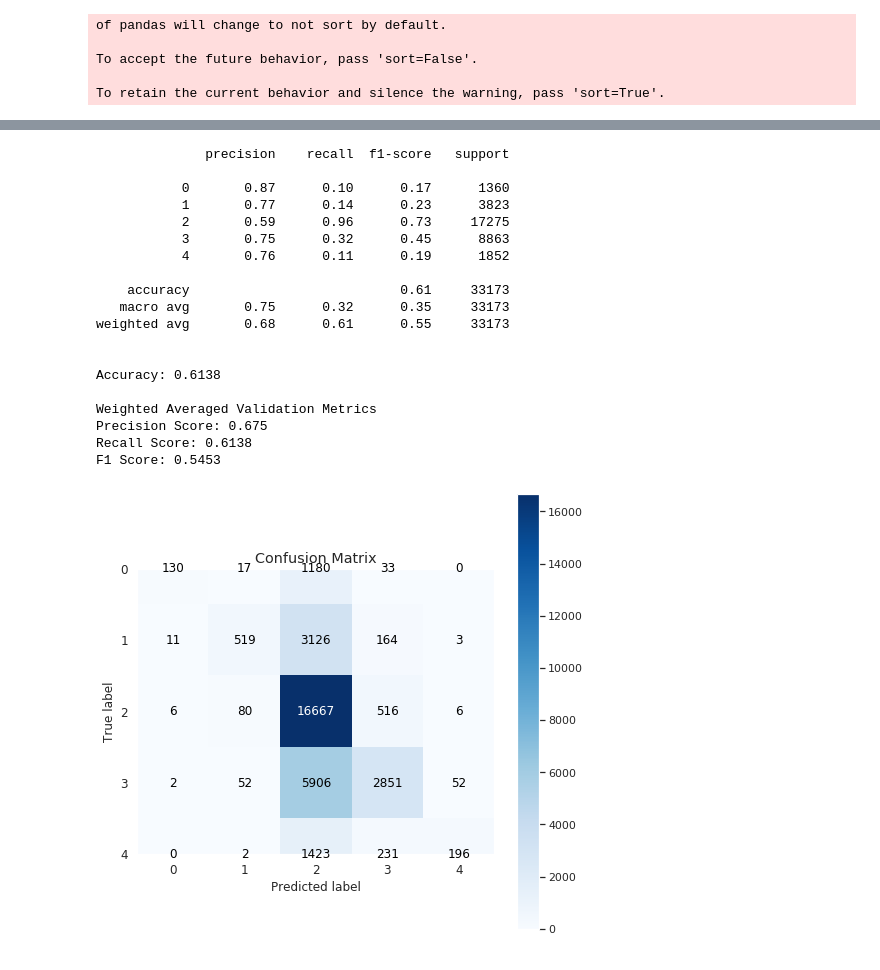
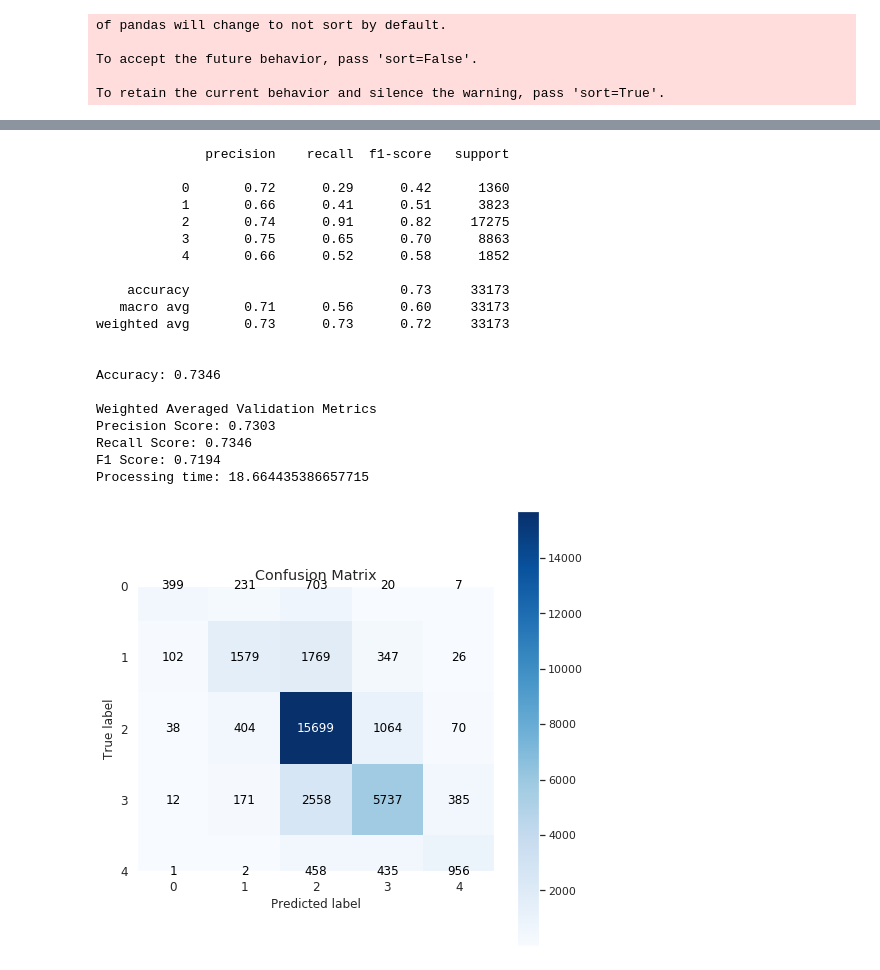
Before and after one commit to Bllizzard/Sentiment_Analysis, a Jupyter notebook: step4_NLP.ipynb, the cells around one changed output, grey strips where cells are left out. Saved outputs shown, nothing was run; the diff lists cells and outputs as text; code cells hidden in the pictures.

```diff
--- a/step4_NLP.ipynb
+++ b/step4_NLP.ipynb
@@ -460,7 +445,7 @@ sentiments = np.array(df2['sentiment'])
 from sklearn.model_selection import train_test_split
 phrase_train, phrase_test, sentiments_train, sentiments_test = train_test_split(phrase, sentiments, test_size=0.2, random_state=4)
 # %%
-performace_metrics = pd.DataFrame(columns=['accuracy','precision','recall','F1_score'],
+performace_metrics = pd.DataFrame(columns=['accuracy','F1_score','training-time'],
                                   index=['logisticRegression_Unigram','logisticRegression_Bigram','logisticRegression_Trigram',
                                          'RandomForest_Unigram','RandomForest_Bigram','RandomForest_Trigram',
                                          'LinearSVC_Unigram','LinearSVC_Bigram','LinearSVC_Trigram'])
@@ -468,18 +453,19 @@ performace_metrics = pd.DataFrame(columns=['accuracy','precision','recall','F1_s
 #3.2 Implementation of TF-IDF on N-grams
 # %%
 from sklearn.feature_extraction.text import TfidfVectorizer
+# apply stop_words, select 10% of the top features
 
 #<1> build TF-IDF features on unigram
-tv1 = TfidfVectorizer(min_df=0.0, max_df=1.0, ngram_range=(1,1),
-                     sublinear_tf=True)
+tv1 = TfidfVectorizer(ngram_range=(1,1),sublinear_tf=True, max_df=0.5, stop_words='english')
 tv1_train_features = tv1.fit_transform(phrase_train)
+tv1_test_features = tv1.transform(phrase_test)
 
 #<2> build TF-IDF features on bigram
-tv2 = TfidfVectorizer(min_df=0.0, max_df=1.0, ngram_range=(2,2),
-                     sublinear_tf=True)
+tv2 = TfidfVectorizer(ngram_range=(1,2),sublinear_tf=True, max_df=0.5, stop_words='english')
 tv2_train_features = tv2.fit_transform(phrase_train)
+tv2_test_features = tv2.transform(phrase_test)
 
 #<3> build TF-IDF features on trigram
-tv3 = TfidfVectorizer(min_df=0.0, max_df=1.0, ngram_range=(3,3),
-                     sublinear_tf=True)
+tv3 = TfidfVectorizer(ngram_range=(1,3),sublinear_tf=True, max_df=0.5, stop_words='english')
 tv3_train_features = tv3.fit_transform(phrase_train)
+tv3_test_features = tv3.transform(phrase_test)
@@ -507,9 +487,11 @@ from sklearn.metrics import accuracy_score
 from sklearn.metrics import precision_score
 from sklearn.metrics import recall_score
 from sklearn.metrics import f1_score
+import time
 
 # <1> Unigram LogisticRegression
 
+start_time = time.time()
 lr = LogisticRegression(multi_class = 'ovr', solver = 'sag', random_state=1)
 lr.fit(tv1_train_features,sentiments_train)
 predictions = lr.predict(tv1_test_features)
@@ -524,6 +506,7 @@ print("Weighted Averaged Validation Metrics")
 print('Precision Score:', np.round(precision_score(sentiments_test, predictions,average='weighted'),4))
 print('Recall Score:', np.round(recall_score(sentiments_test, predictions,average='weighted'),4))
 print('F1 Score:', np.round(f1_score(sentiments_test, predictions,average='weighted'),4))
+print('Processing time:', time.time() - start_time)
 
 print()
 from sklearn.metrics import confusion_matrix
@@ -531,11 +514,8 @@ import scikitplot as skplt
 sns.set(rc={'figure.figsize':(8,8)})
 skplt.metrics.plot_confusion_matrix(sentiments_test, predictions)
 
+performace_metrics.loc['logisticRegression_Unigram']['training-time'] = time.time() - start_time
 performace_metrics.loc['logisticRegression_Unigram']['accuracy'] = accuracy_score(sentiments_test, predictions)
-performace_metrics.loc['logisticRegression_Unigram']['precision'] = precision_score(sentiments_test, predictions,
-                                                                                   average='micro')
-performace_metrics.loc['logisticRegression_Unigram']['recall'] = recall_score(sentiments_test, predictions,
-                                                                             average='micro')
 performace_metrics.loc['logisticRegression_Unigram']['F1_score'] = f1_score(sentiments_test, predictions,
                                                                             average='micro')
 # %% [output]
@@ -562,6 +543,7 @@ F1 Score: 0.7655
 # %%
 # <2> Bigram LogisticRegression
 
+start_time = time.time()
 lr = LogisticRegression(multi_class = 'ovr', solver = 'sag', random_state=1)
 lr.fit(tv2_train_features,sentiments_train) # Bigram
 predictions = lr.predict(tv2_test_features) # Bigram
@@ -576,6 +558,7 @@ print("Weighted Averaged Validation Metrics")
 print('Precision Score:', np.round(precision_score(sentiments_test, predictions,average='weighted'),4))
 print('Recall Score:', np.round(recall_score(sentiments_test, predictions,average='weighted'),4))
 print('F1 Score:', np.round(f1_score(sentiments_test, predictions,average='weighted'),4))
+print('Processing time:', time.time() - start_time)
 
 print()
 from sklearn.metrics import confusion_matrix
@@ -583,11 +566,8 @@ import scikitplot as skplt
 sns.set(rc={'figure.figsize':(8,8)})
 skplt.metrics.plot_confusion_matrix(sentiments_test, predictions)
 
+performace_metrics.loc['logisticRegression_Bigram']['training-time'] = time.time() - start_time
 performace_metrics.loc['logisticRegression_Bigram']['accuracy'] = accuracy_score(sentiments_test, predictions)
-performace_metrics.loc['logisticRegression_Bigram']['precision'] = precision_score(sentiments_test, predictions,
-                                                                                  average='micro')
-performace_metrics.loc['logisticRegression_Bigram']['recall'] = recall_score(sentiments_test, predictions,
-                                                                            average='micro')
 performace_metrics.loc['logisticRegression_Bigram']['F1_score'] = f1_score(sentiments_test, predictions,
                                                                             average='micro')
 # %% [output]
@@ -614,55 +595,55 @@ F1 Score: 0.623
 # %%
 # <3> Trigram LogisticRegression
 
+start_time = time.time()
 lr = LogisticRegression(multi_class = 'ovr', solver = 'sag', random_state=1)
 lr.fit(tv3_train_features,sentiments_train) # Trigram
 predictions = lr.predict(tv3_test_features) # Trigram
 
 print(classification_report(sentiments_test, predictions))
 
 print()
 print('Accuracy:', np.round(accuracy_score(sentiments_test, predictions),4))
 
 print()
 print("Weighted Averaged Validation Metrics")
 print('Precision Score:', np.round(precision_score(sentiments_test, predictions,average='weighted'),4))
 print('Recall Score:', np.round(recall_score(sentiments_test, predictions,average='weighted'),4))
 print('F1 Score:', np.round(f1_score(sentiments_test, predictions,average='weighted'),4))
+print('Processing time:', time.time() - start_time)
 
 print()
 from sklearn.metrics import confusion_matrix
 import scikitplot as skplt
 sns.set(rc={'figure.figsize':(8,8)})
 skplt.metrics.plot_confusion_matrix(sentiments_test, predictions)
 
+performace_metrics.loc['logisticRegression_Trigram']['training-time'] = time.time() - start_time
 performace_metrics.loc['logisticRegression_Trigram']['accuracy'] = accuracy_score(sentiments_test, predictions)
-performace_metrics.loc['logisticRegression_Trigram']['precision'] = precision_score(sentiments_test, predictions,
-                                                                                   average='micro')
-performace_metrics.loc['logisticRegression_Trigram']['recall'] = recall_score(sentiments_test, predictions,
-                                                                             average='micro')
 performace_metrics.loc['logisticRegression_Trigram']['F1_score'] = f1_score(sentiments_test, predictions,
                                                                             average='micro')
 # %% [output]
               precision    recall  f1-score   support
 
-           0       0.87      0.10      0.17      1360
-           1       0.77      0.14      0.23      3823
-           2       0.59      0.96      0.73     17275
-           3       0.75      0.32      0.45      8863
-           4       0.76      0.11      0.19      1852
+           0       0.72      0.29      0.42      1360
+           1       0.66      0.41      0.51      3823
+           2       0.74      0.91      0.82     17275
+           3       0.75      0.65      0.70      8863
+           4       0.66      0.52      0.58      1852
 
-    accuracy                           0.61     33173
-   macro avg       0.75      0.32      0.35     33173
-weighted avg       0.68      0.61      0.55     33173
+    accuracy                           0.73     33173
+   macro avg       0.71      0.56      0.60     33173
+weighted avg       0.73      0.73      0.72     33173
 
 
-Accuracy: 0.6138
+Accuracy: 0.7346
 
 Weighted Averaged Validation Metrics
-Precision Score: 0.675
-Recall Score: 0.6138
-F1 Score: 0.5453
+Precision Score: 0.7303
+Recall Score: 0.7346
+F1 Score: 0.7194
+Processing time: 18.664435386657715
-[figure, old version]
+[figure, new version]
 # %%
 #3.4 Support Vector Machine(SVM)
 # LinearSVC
```
Also changed, not shown: parts of 52 cells of this notebook.
